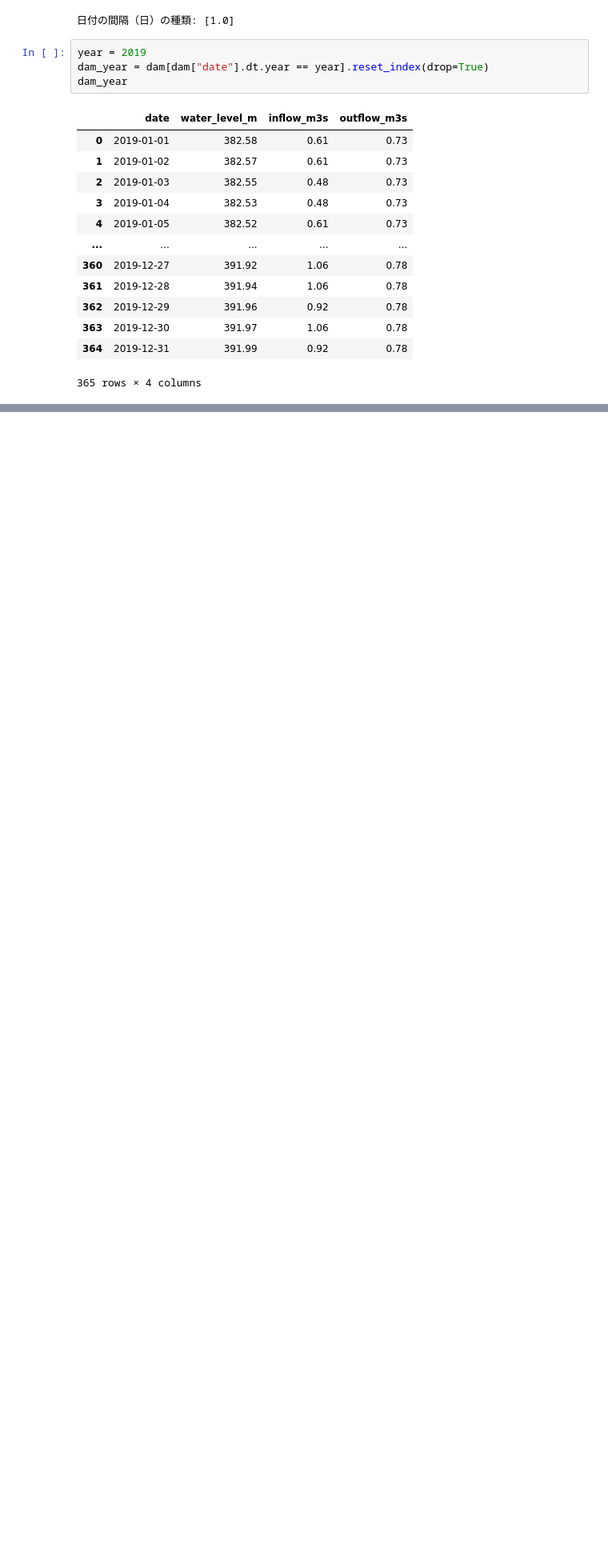
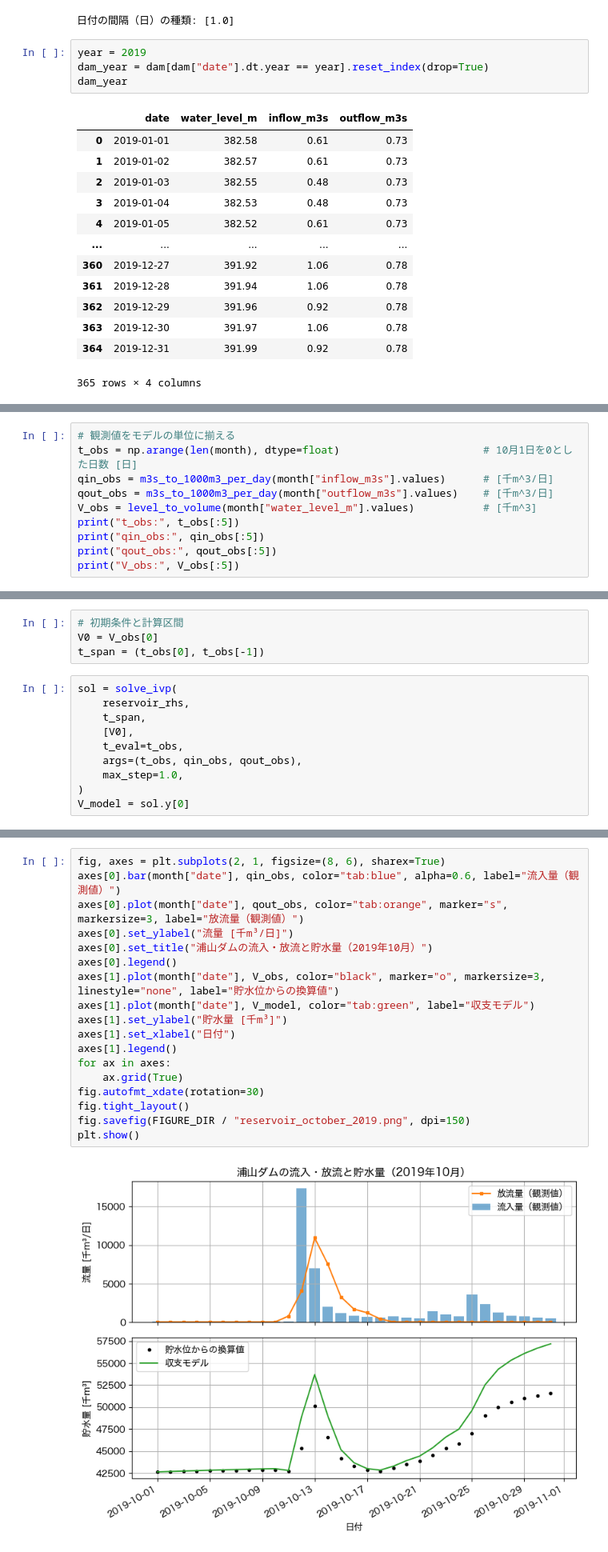
Before and after one commit to k16kgw/Class_Josai_AppliedProgrammingII, a Jupyter notebook: class/06/notebooks/reservoir_balance.ipynb, the cells around one changed output, grey strips where cells are left out. Shown at 80% size. Drawn from its saved outputs; the diff is of its cells as text; blank space fills up the shorter version.

```diff
--- a/class/06/notebooks/reservoir_balance.ipynb
+++ b/class/06/notebooks/reservoir_balance.ipynb
@@ -75,0 +247,10 @@ dam_year
+# %%
+# 観測値をモデルの単位に揃える
+t_obs = np.arange(len(month), dtype=float)                       # 10月1日を0とした日数 [日]
+qin_obs = m3s_to_1000m3_per_day(month["inflow_m3s"].values)      # [千m^3/日]
+qout_obs = m3s_to_1000m3_per_day(month["outflow_m3s"].values)    # [千m^3/日]
+V_obs = level_to_volume(month["water_level_m"].values)           # [千m^3]
+print("t_obs:", t_obs[:5])
+print("qin_obs:", qin_obs[:5])
+print("qout_obs:", qout_obs[:5])
+print("V_obs:", V_obs[:5])
@@ -75,0 +263,14 @@ dam_year
+# %%
+# 初期条件と計算区間
+V0 = V_obs[0]
+t_span = (t_obs[0], t_obs[-1])
+# %%
+sol = solve_ivp(
+    reservoir_rhs,
+    t_span,
+    [V0],
+    t_eval=t_obs,
+    args=(t_obs, qin_obs, qout_obs),
+    max_step=1.0,
+)
+V_model = sol.y[0]
@@ -75,0 +297,20 @@ dam_year
+# %%
+fig, axes = plt.subplots(2, 1, figsize=(8, 6), sharex=True)
+axes[0].bar(month["date"], qin_obs, color="tab:blue", alpha=0.6, label="流入量（観測値）")
+axes[0].plot(month["date"], qout_obs, color="tab:orange", marker="s", markersize=3, label="放流量（観測値）")
+axes[0].set_ylabel("流量 [千m³/日]")
+axes[0].set_title("浦山ダムの流入・放流と貯水量（2019年10月）")
+axes[0].legend()
+axes[1].plot(month["date"], V_obs, color="black", marker="o", markersize=3, linestyle="none", label="貯水位からの換算値")
+axes[1].plot(month["date"], V_model, color="tab:green", label="収支モデル")
+axes[1].set_ylabel("貯水量 [千m³]")
+axes[1].set_xlabel("日付")
+axes[1].legend()
+for ax in axes:
+    ax.grid(True)
+fig.autofmt_xdate(rotation=30)
+fig.tight_layout()
+fig.savefig(FIGURE_DIR / "reservoir_october_2019.png", dpi=150)
+plt.show()
+# %% [output]
+[figure, added]
```
Also changed, not shown: parts of 25 cells of this notebook, 3 other files.
